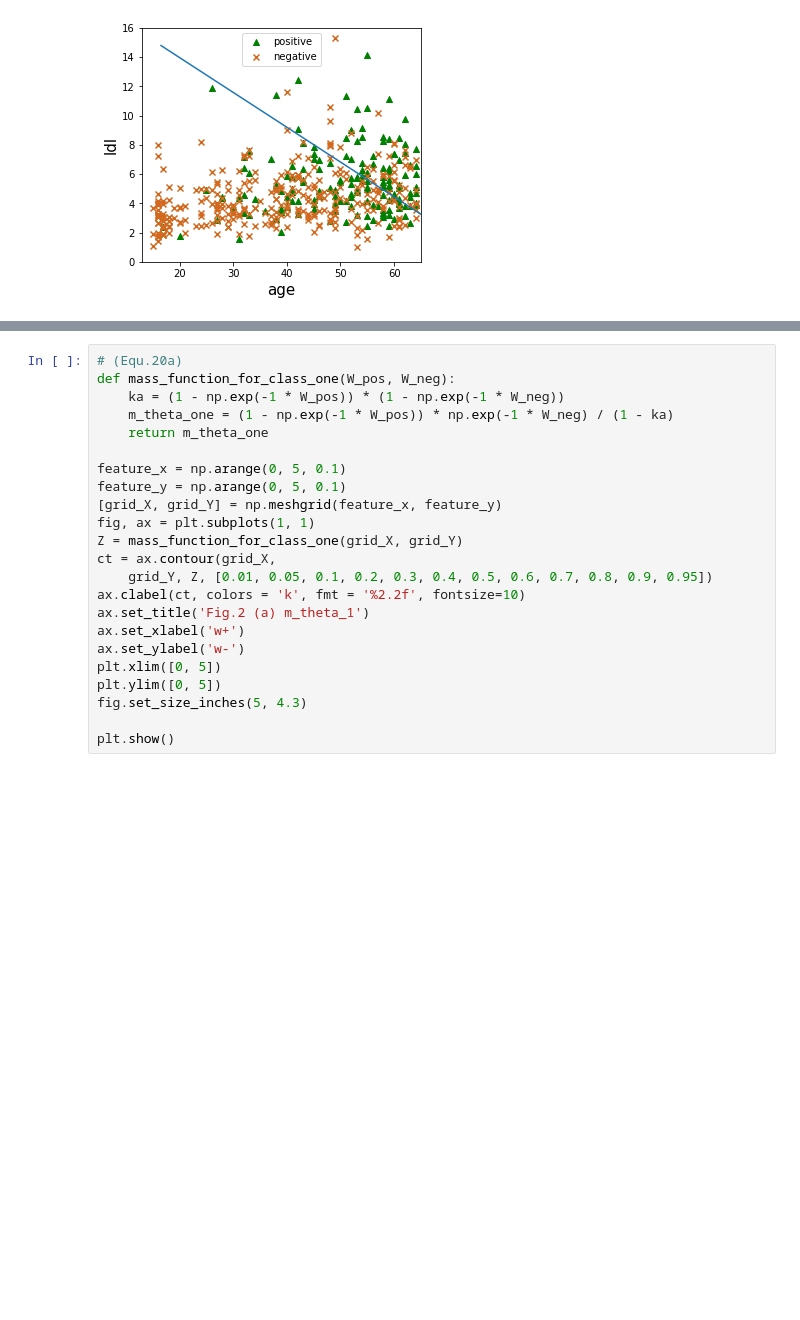
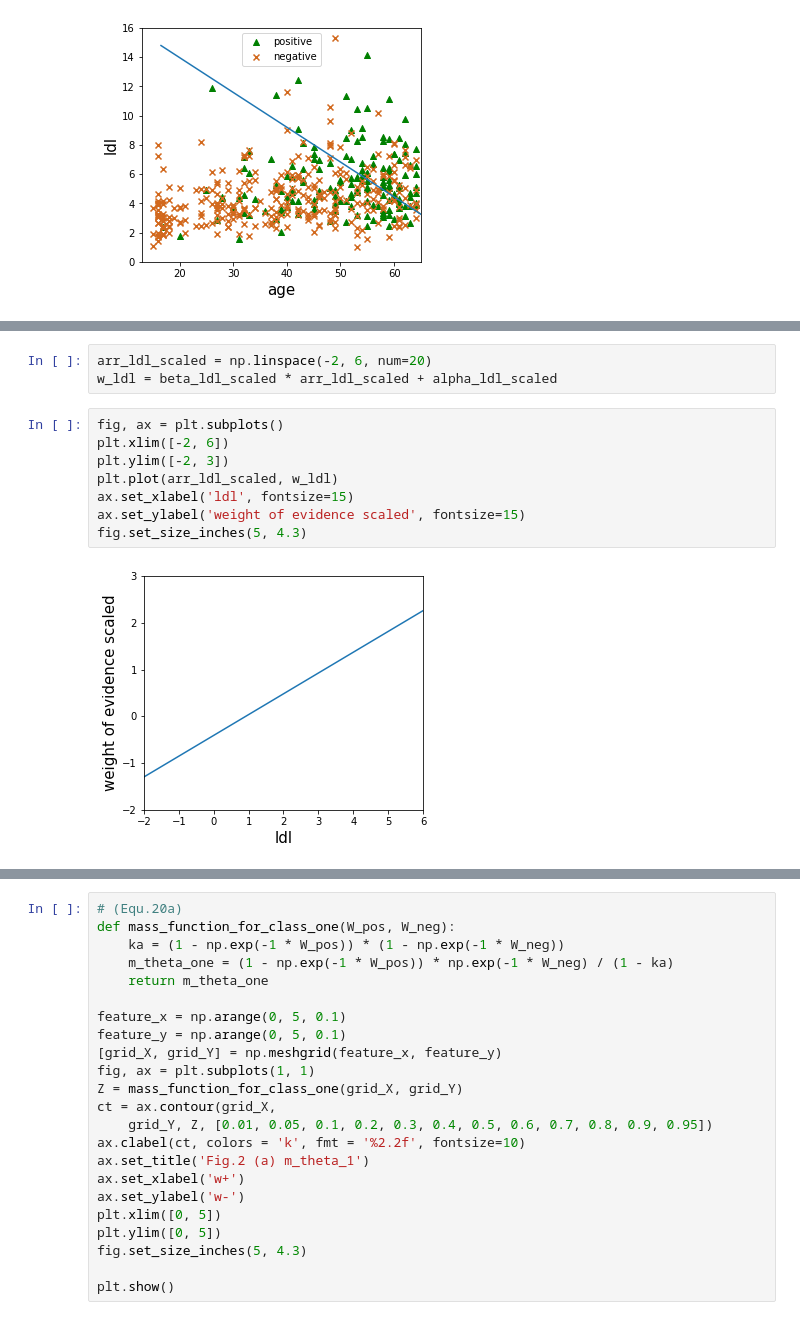
Before and after one commit to evidentiallab/Lunde_Chen_NN_Belief_Reproduction, a Jupyter notebook: NNBeliefWithSklearn.ipynb, the cells around one changed output, grey strips where cells are left out. Drawn from its saved outputs; the diff is of its cells as text; blank space fills up the shorter version.

```diff
--- a/NNBeliefWithSklearn.ipynb
+++ b/NNBeliefWithSklearn.ipynb
@@ -416,0 +406,13 @@ plt.show()
+# %%
+arr_ldl_scaled = np.linspace(-2, 6, num=20)
+w_ldl = beta_ldl_scaled * arr_ldl_scaled + alpha_ldl_scaled
+# %%
+fig, ax = plt.subplots()
+plt.xlim([-2, 6])
+plt.ylim([-2, 3])
+plt.plot(arr_ldl_scaled, w_ldl)
+ax.set_xlabel('ldl', fontsize=15)
+ax.set_ylabel('weight of evidence scaled', fontsize=15)
+fig.set_size_inches(5, 4.3)
+# %% [output]
+[figure, added]
```
Also changed, not shown: parts of 61 cells of this notebook, 2 other files.
